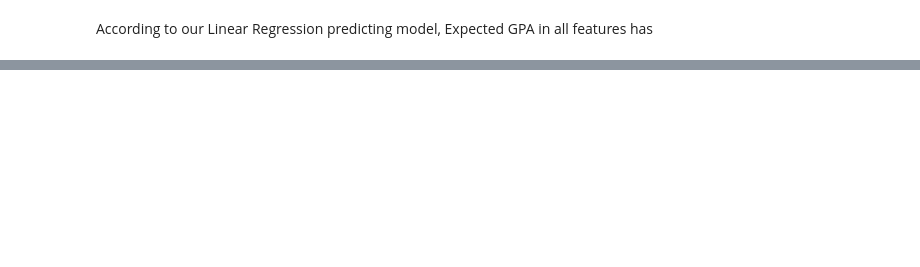
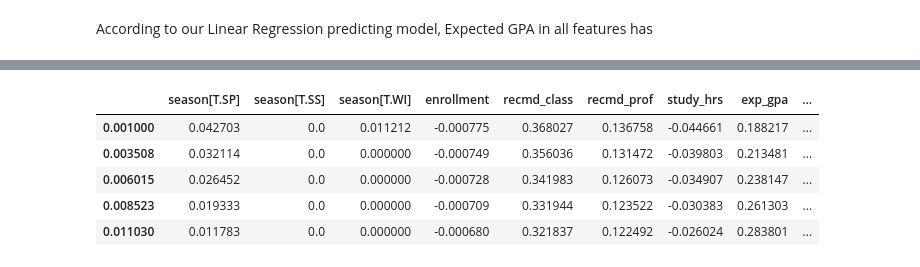
Before and after one commit to Yin-Y-M/Math-189-D12, a Jupyter notebook: Math 189 D12 Project.ipynb, the cells around one changed output, grey strips where cells are left out. Cells and saved outputs as stored; diff of their text form; code cells hidden in the pictures; blank space fills up the shorter version.

```diff
--- a/Math 189 D12 Project.ipynb
+++ b/Math 189 D12 Project.ipynb
@@ -279,0 +364,4 @@ According to our Linear Regression predicting model, Expected GPA in all feature
+# %%
+full_model = f' y ~ {" + ".join(covariates)}'
+elastic_fit = smf.ols(full_model, df).fit_regularized("elastic_net", alpha=1.0, L1_wt=1.0)
+print(elastic_fit.params)
@@ -279,0 +381,17 @@ According to our Linear Regression predicting model, Expected GPA in all feature
+# %%
+l1wt = 1.0
+alphas = np.linspace(1e-3, 0.5, 200)
+elastic_coef =[]
+for alpha in alphas:
+    elastic_fit = smf.ols(full_model, df).fit_regularized('elastic_net', alpha, l1wt)
+    elastic_coef.append(elastic_fit.params[1:])
+# %%
+elastic_coef = pd.DataFrame(elastic_coef, alphas)
+elastic_coef.head()
+# %% [output]
+|  | season[T.SP] | season[T.SS] | season[T.WI] | enrollment | recmd_class | recmd_prof | study_hrs | exp_gpa | ... |
+| 0.001000 | 0.042703 | 0.0 | 0.011212 | -0.000775 | 0.368027 | 0.136758 | -0.044661 | 0.188217 | ... |
+| 0.003508 | 0.032114 | 0.0 | 0.000000 | -0.000749 | 0.356036 | 0.131472 | -0.039803 | 0.213481 | ... |
+| 0.006015 | 0.026452 | 0.0 | 0.000000 | -0.000728 | 0.341983 | 0.126073 | -0.034907 | 0.238147 | ... |
+| 0.008523 | 0.019333 | 0.0 | 0.000000 | -0.000709 | 0.331944 | 0.123522 | -0.030383 | 0.261303 | ... |
+| 0.011030 | 0.011783 | 0.0 | 0.000000 | -0.000680 | 0.321837 | 0.122492 | -0.026024 | 0.283801 | ... |
```
Also changed, not shown: parts of 19 cells of this notebook.
